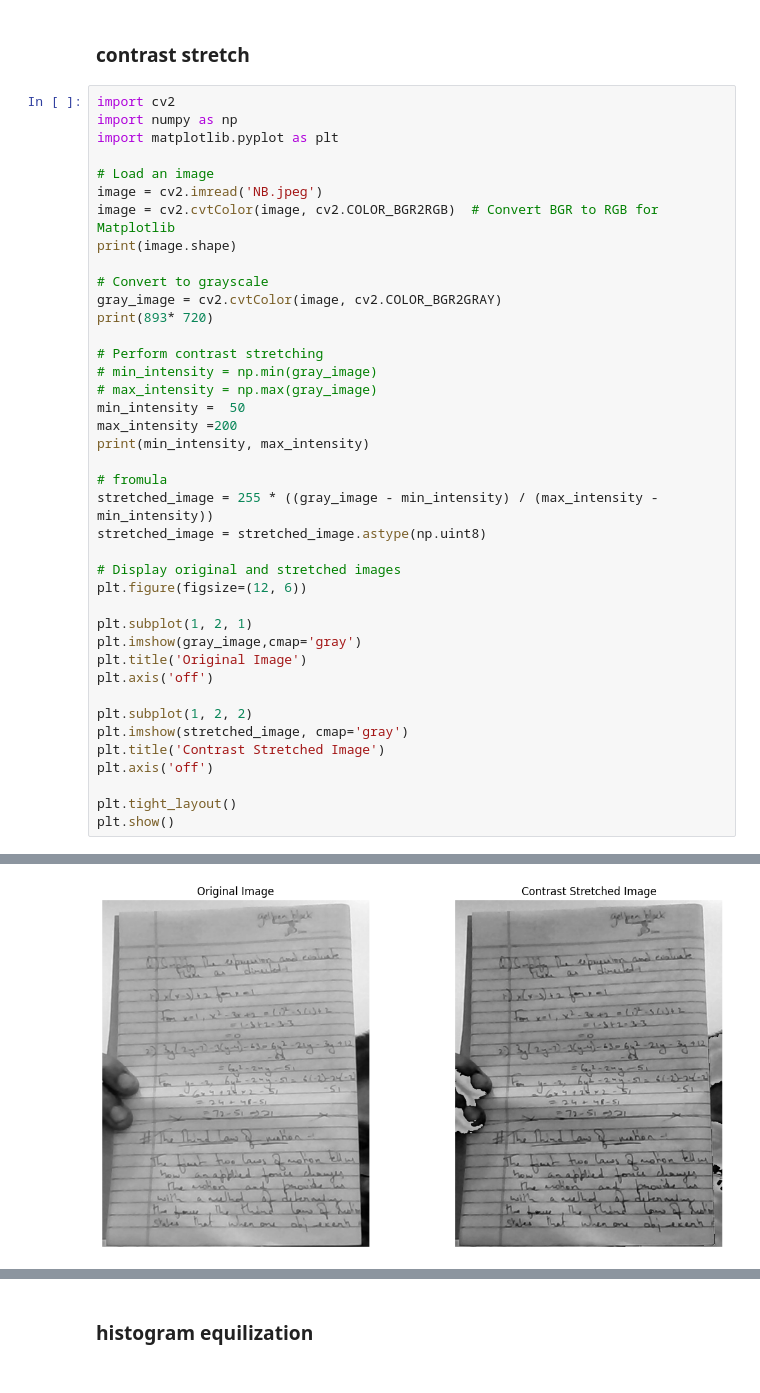
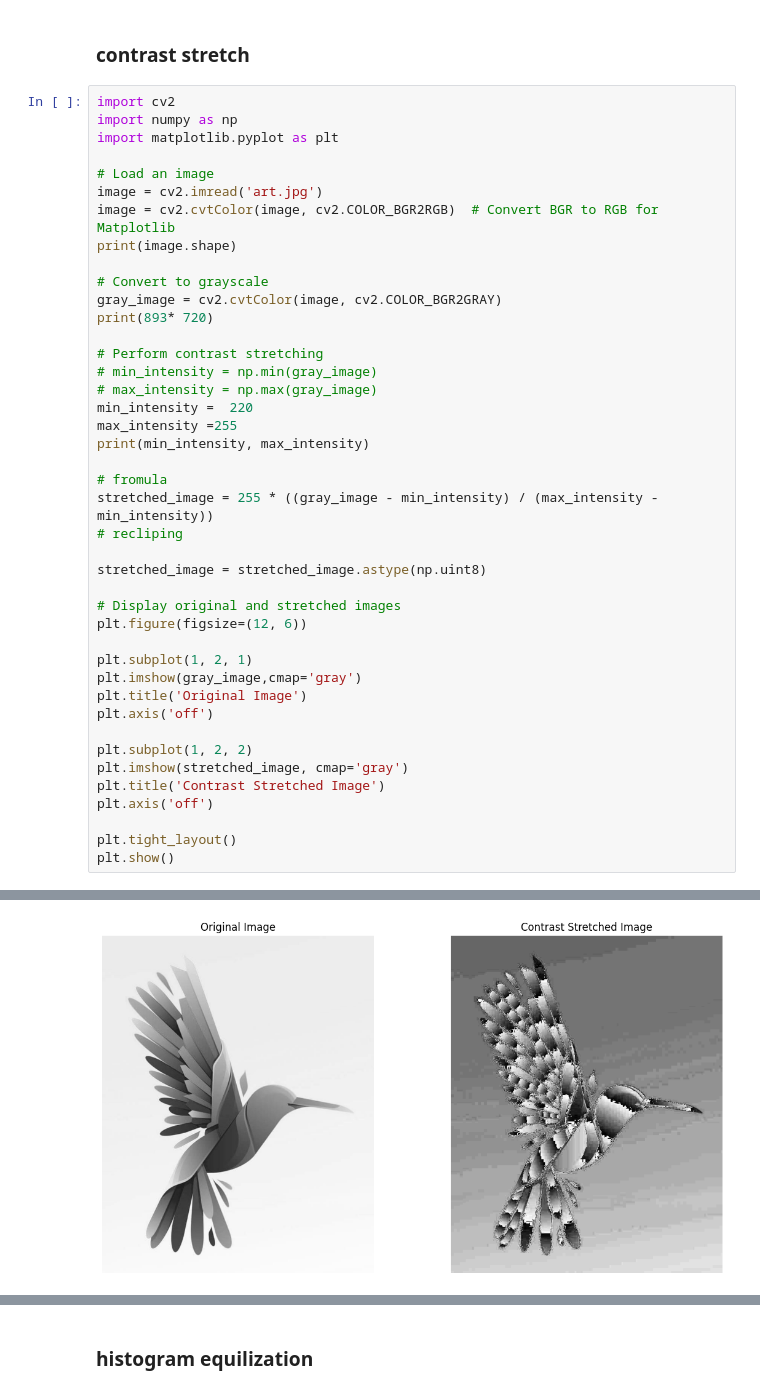
Before and after one commit to MDSALMANSHAMS/Learning, a Jupyter notebook: Python_imageProcessing/2_point_operations/main.ipynb, the cells around one changed output, grey strips where cells are left out. Saved outputs shown, nothing was run; the diff lists cells and outputs as text.

```diff
--- a/Python_imageProcessing/2_point_operations/main.ipynb
+++ b/Python_imageProcessing/2_point_operations/main.ipynb
@@ -236,7 +236,7 @@ import numpy as np
 import matplotlib.pyplot as plt
 
 # Load an image
-image = cv2.imread('NB.jpeg')
+image = cv2.imread('art.jpg')
 image = cv2.cvtColor(image, cv2.COLOR_BGR2RGB)  # Convert BGR to RGB for Matplotlib
 print(image.shape)
 
@@ -247,12 +247,14 @@ print(893* 720)
 # Perform contrast stretching
 # min_intensity = np.min(gray_image)
 # max_intensity = np.max(gray_image)
-min_intensity =  50
-max_intensity =200
+min_intensity =  220
+max_intensity =255
 print(min_intensity, max_intensity)
 
 # fromula
 stretched_image = 255 * ((gray_image - min_intensity) / (max_intensity - min_intensity))
+# recliping
+
 stretched_image = stretched_image.astype(np.uint8)
 
 # Display original and stretched images
@@ -277,4 +279,4 @@ plt.show()
-[figure, old version]
+[figure, new version]
 # %%
 # Calculate histogram
 histogram = cv2.calcHist([stretched_image], [0], None, [256], [0, 256])
```
Also changed, not shown: parts of 7 cells of this notebook, 1 other file.
